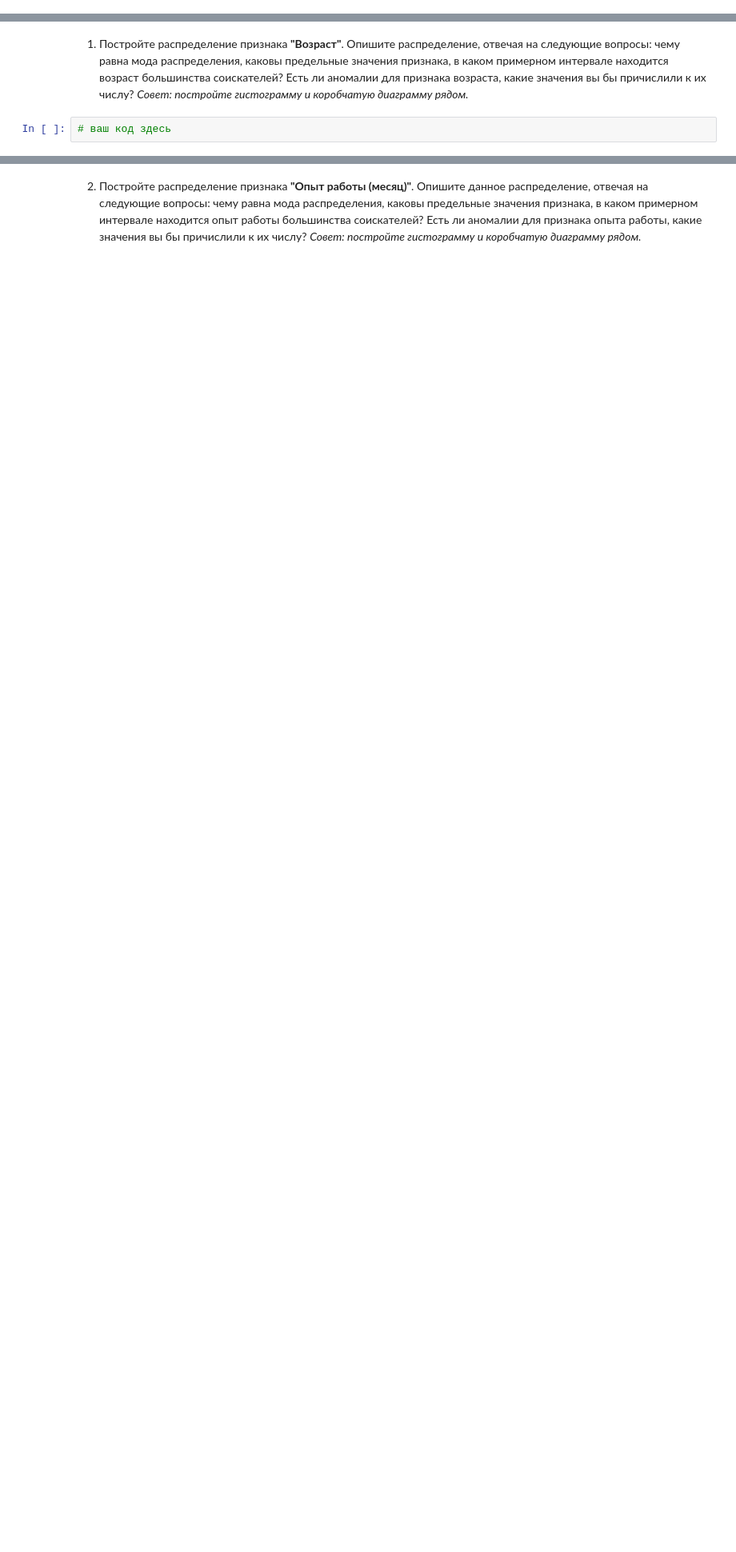
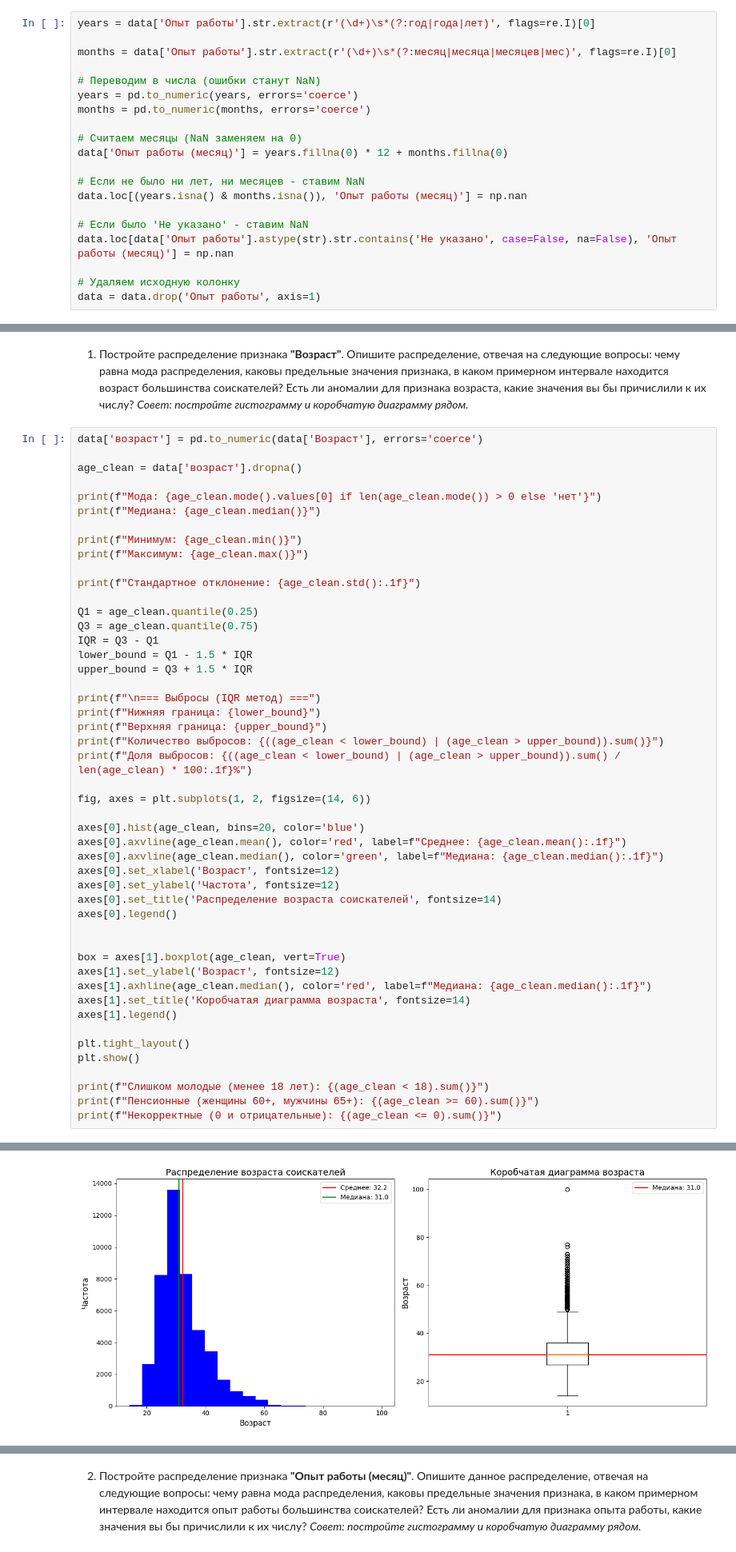
Before and after one commit to PiTnAt17/Homework_SF, a Jupyter notebook: hh-resume-analysis/Project-1._Ноутбук-шаблон.ipynb, the cells around one changed output, grey strips where cells are left out. Shown at 80% size. Cells and saved outputs as stored; diff of their text form; blank space fills up the shorter version.

```diff
--- a/hh-resume-analysis/Project-1._Ноутбук-шаблон.ipynb
+++ b/hh-resume-analysis/Project-1._Ноутбук-шаблон.ipynb
@@ -85,3 +177,23 @@ import plotly.express as px
+# %%
+years = data['Опыт работы'].str.extract(r'(\d+)\s*(?:год|года|лет)', flags=re.I)[0]
+
+months = data['Опыт работы'].str.extract(r'(\d+)\s*(?:месяц|месяца|месяцев|мес)', flags=re.I)[0]
+
+# Переводим в числа (ошибки станут NaN)
+years = pd.to_numeric(years, errors='coerce')
+months = pd.to_numeric(months, errors='coerce')
+
+# Считаем месяцы (NaN заменяем на 0)
+data['Опыт работы (месяц)'] = years.fillna(0) * 12 + months.fillna(0)
+
+# Если не было ни лет, ни месяцев - ставим NaN
+data.loc[(years.isna() & months.isna()), 'Опыт работы (месяц)'] = np.nan
+
+# Если было 'Не указано' - ставим NaN
+data.loc[data['Опыт работы'].astype(str).str.contains('Не указано', case=False, na=False), 'Опыт работы (месяц)'] = np.nan
+
+# Удаляем исходную колонку
+data = data.drop('Опыт работы', axis=1)
 # %% [markdown]
 4. Хорошо идем! Следующий на очереди признак "Город, переезд, командировки". Информация в нем представлена в следующем виде: **<Город , (метро) , готовность к переезду (города для переезда) , готовность к командировкам>**. В скобках указаны необязательные параметры строки. Например, можно встретить следующие варианты:
 
@@ -181,4 +417,51 @@ import plotly.express as px
 1. Постройте распределение признака **"Возраст"**. Опишите распределение, отвечая на следующие вопросы: чему равна мода распределения, каковы предельные значения признака, в каком примерном интервале находится возраст большинства соискателей? Есть ли аномалии для признака возраста, какие значения вы бы причислили к их числу?
 *Совет: постройте гистограмму и коробчатую диаграмму рядом.*
 # %%
-# ваш код здесь
+data['возраст'] = pd.to_numeric(data['Возраст'], errors='coerce')
+
+age_clean = data['возраст'].dropna()
+
+print(f"Мода: {age_clean.mode().values[0] if len(age_clean.mode()) > 0 else 'нет'}")
+print(f"Медиана: {age_clean.median()}")
+
+print(f"Минимум: {age_clean.min()}")
+print(f"Максимум: {age_clean.max()}")
+
+print(f"Стандартное отклонение: {age_clean.std():.1f}")
+
+Q1 = age_clean.quantile(0.25)
+Q3 = age_clean.quantile(0.75)
+IQR = Q3 - Q1
+lower_bound = Q1 - 1.5 * IQR
+upper_bound = Q3 + 1.5 * IQR
+
+print(f"\n=== Выбросы (IQR метод) ===")
+print(f"Нижняя граница: {lower_bound}")
+print(f"Верхняя граница: {upper_bound}")
+print(f"Количество выбросов: {((age_clean < lower_bound) | (age_clean > upper_bound)).sum()}")
+print(f"Доля выбросов: {((age_clean < lower_bound) | (age_clean > upper_bound)).sum() / len(age_clean) * 100:.1f}%")
+
+fig, axes = plt.subplots(1, 2, figsize=(14, 6))
+
+axes[0].hist(age_clean, bins=20, color='blue')
+axes[0].axvline(age_clean.mean(), color='red', label=f"Среднее: {age_clean.mean():.1f}")
+axes[0].axvline(age_clean.median(), color='green', label=f"Медиана: {age_clean.median():.1f}")
+axes[0].set_xlabel('Возраст', fontsize=12)
+axes[0].set_ylabel('Частота', fontsize=12)
+axes[0].set_title('Распределение возраста соискателей', fontsize=14)
+axes[0].legend()
+
+
+box = axes[1].boxplot(age_clean, vert=True)
+axes[1].set_ylabel('Возраст', fontsize=12)
+axes[1].axhline(age_clean.median(), color='red', label=f"Медиана: {age_clean.median():.1f}")
+axes[1].set_title('Коробчатая диаграмма возраста', fontsize=14)
+axes[1].legend()
+
+plt.tight_layout()
+plt.show()
+
+print(f"Слишком молодые (менее 18 лет): {(age_clean < 18).sum()}")
+print(f"Пенсионные (женщины 60+, мужчины 65+): {(age_clean >= 60).sum()}")
+print(f"Некорректные (0 и отрицательные): {(age_clean <= 0).sum()}")
+# %% [output]
@@ -184,0 +479 @@ import plotly.express as px
+[figure, added]
```
Also changed, not shown: parts of 44 cells of this notebook, 6 other files.
